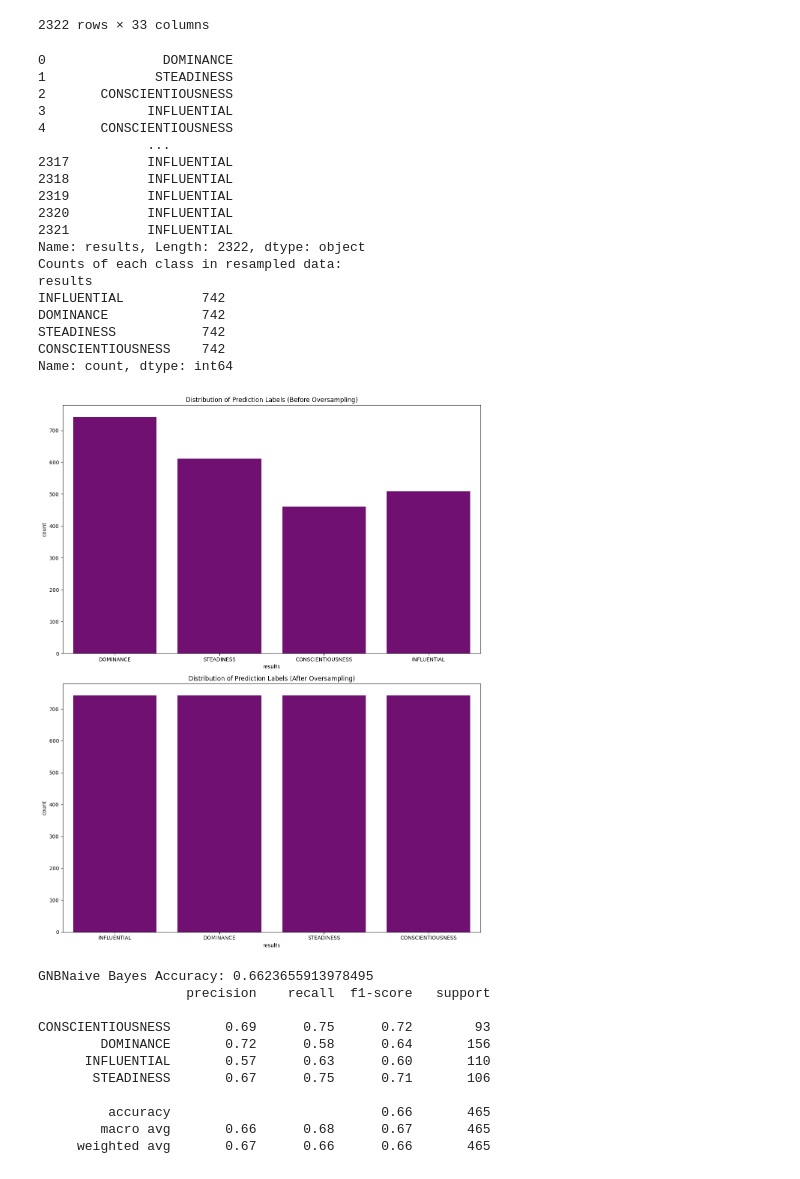
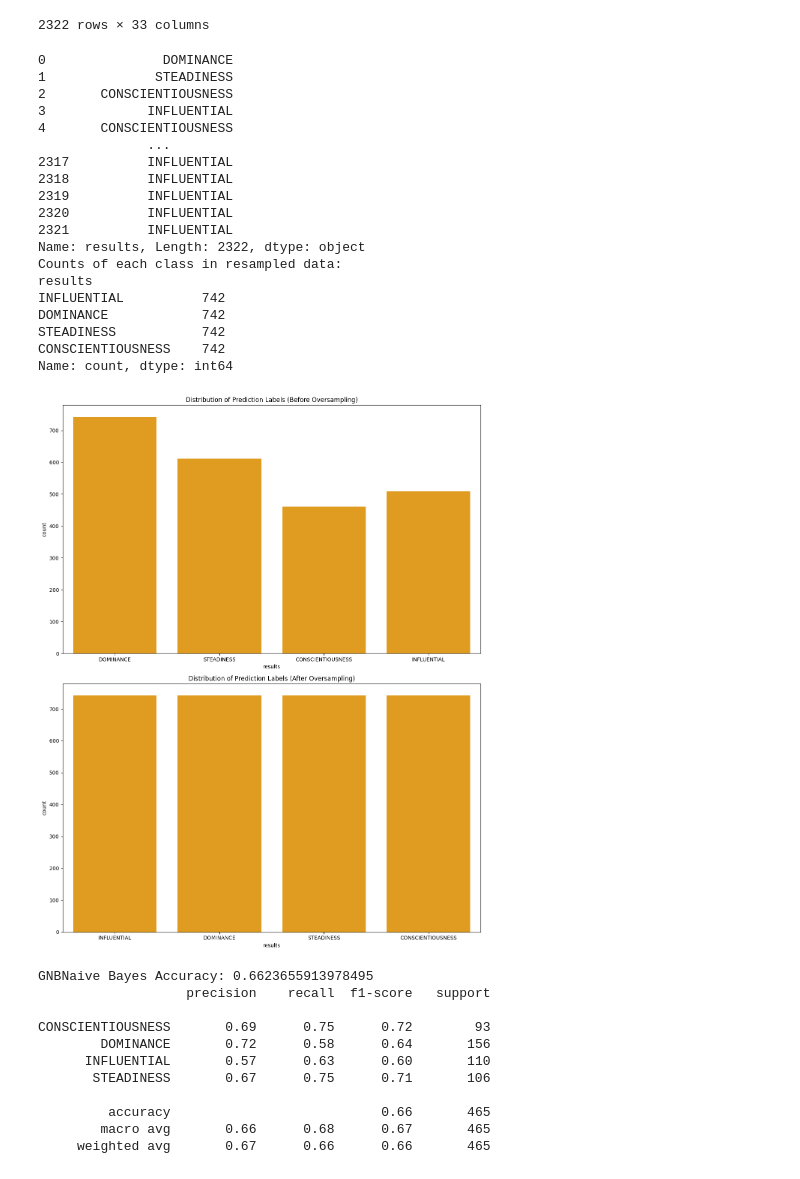
Before and after one commit to desang1100/DISC-PERSONALITY-MODEL, a Jupyter notebook: categorical bato/DISC THESIS.ipynb, the cells around one changed output. Drawn from its saved outputs; the diff is of its cells as text; code cells hidden in the pictures.

```diff
--- a/categorical bato/Bato-bato-pick_Thesis .ipynb
+++ b/categorical bato/DISC THESIS.ipynb
@@ -24,7 +24,7 @@ from sklearn.naive_bayes import GaussianNB
 # %%
 #========================== Loading Dataset =======================================>>>
 # %%
-data=pd.read_csv('duplicated_data.csv', encoding='latin-1')
+data=pd.read_csv('data.csv', encoding='latin-1')
 # Drop any rows with missing values
 
 # # Drop irrelevant columns (if any)
@@ -37,12 +37,12 @@ print(data['results'].value_counts())
 
 #Countplot to visualize the distribution of the polarity labels
 plt.figure(figsize=(14, 6))
-sns.countplot(x='results', data =data, color='purple')
+sns.countplot(x='results', data =data, color='orange')
 plt.title("Distribution of Results Labels")
 plt.show()
 
 # Pie chart to visualize the distribution of polarity labels
-plt.figure(figsize=(18, 10))
+plt.figure(figsize=(20, 10))
 data['results'].value_counts().plot(kind='pie', autopct = '%1.1f%%')
 plt.title("Distribution of results Labels (Pie Chart)")
 plt.xlabel("Results")
@@ -215,7 +218,7 @@ CONSCIENTIOUSNESS       0.77      0.76      0.77        93
 from imblearn.over_sampling import SMOTE
 
 #Load the CSV file with polarity labels
-input_csv =  "duplicated_data.csv"
+input_csv =  "data.csv"
 data = pd.read_csv(input_csv, encoding='latin-1')
 
 #Calculate the highest number of instanses among polarity
@@ -339,42 +342,42 @@ plt.figure(figsize=(12, 15))
 
 # Countplot to visualize the distribution of polarity labels before oversampling
 plt.subplot(2, 1, 1)
-sns.countplot(x='results', data=data, color='purple')
+sns.countplot(x='results', data=data, color='orange')
 plt.title("Distribution of Prediction Labels (Before Oversampling)")
 
 # Countplot to visualize the distribution of polarity labels after oversampling
 plt.subplot(2, 1, 2)
-sns.countplot(x='results', data=resampled_data, color='purple')
+sns.countplot(x='results', data=resampled_data, color='orange')
 plt.title("Distribution of Prediction Labels (After Oversampling)")
 
 # Display counts of each class in the resampled data
 print("Counts of each class in resampled data:")
 print(resampled_data['results'].value_counts())
 
 
 
 plt.tight_layout()  # Adjust layout to prevent overlap
 plt.show()
 # %% [output]
 0               DOMINANCE
 1              STEADINESS
 2       CONSCIENTIOUSNESS
 3             INFLUENTIAL
 4       CONSCIENTIOUSNESS
               ...
 2317          INFLUENTIAL
 2318          INFLUENTIAL
 2319          INFLUENTIAL
 2320          INFLUENTIAL
 2321          INFLUENTIAL
 Name: results, Length: 2322, dtype: object
 Counts of each class in resampled data:
 results
 INFLUENTIAL          742
 DOMINANCE            742
 STEADINESS           742
 CONSCIENTIOUSNESS    742
 Name: count, dtype: int64
-[figure, old version]
+[figure, new version]
 # %%
 #Naive bayes in Balance Data Training
```
Also changed, not shown: parts of 4 cells of this notebook, 11 other files.
